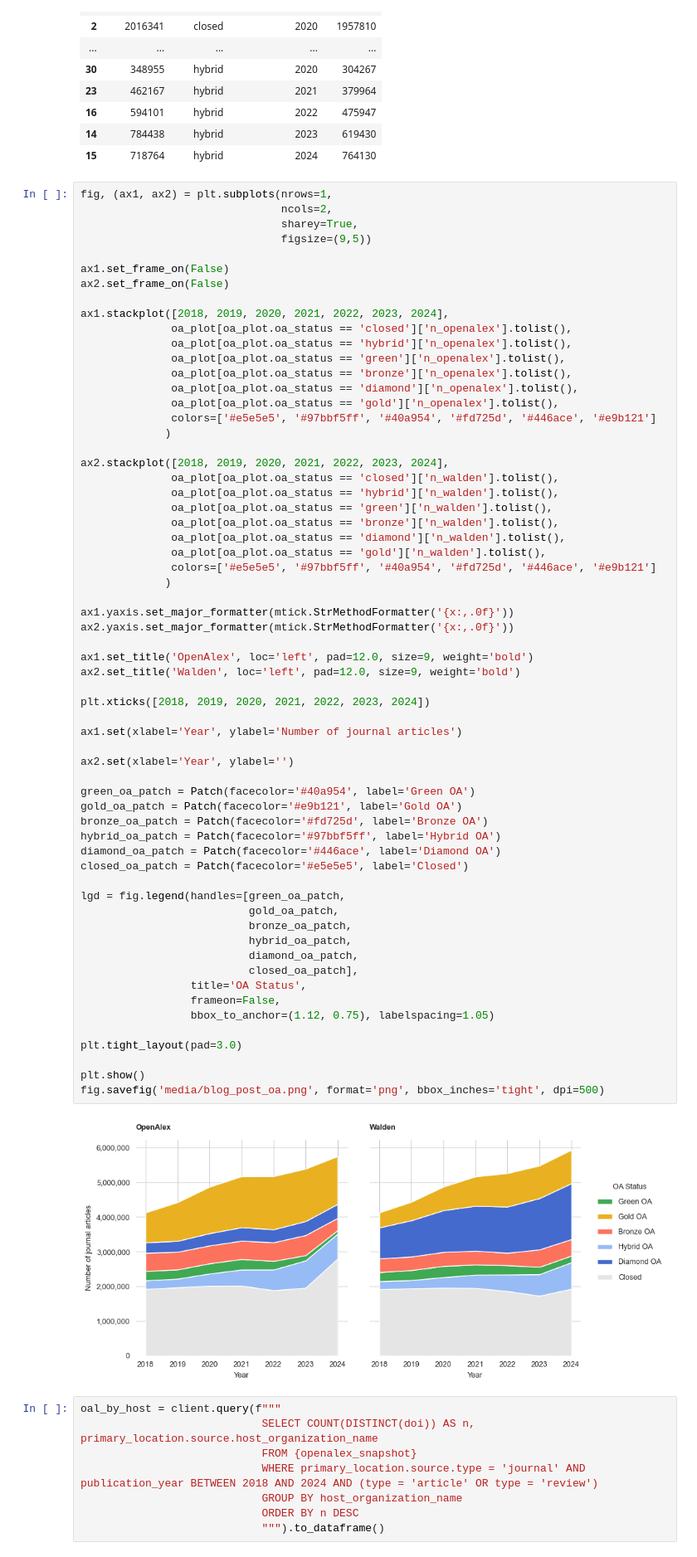
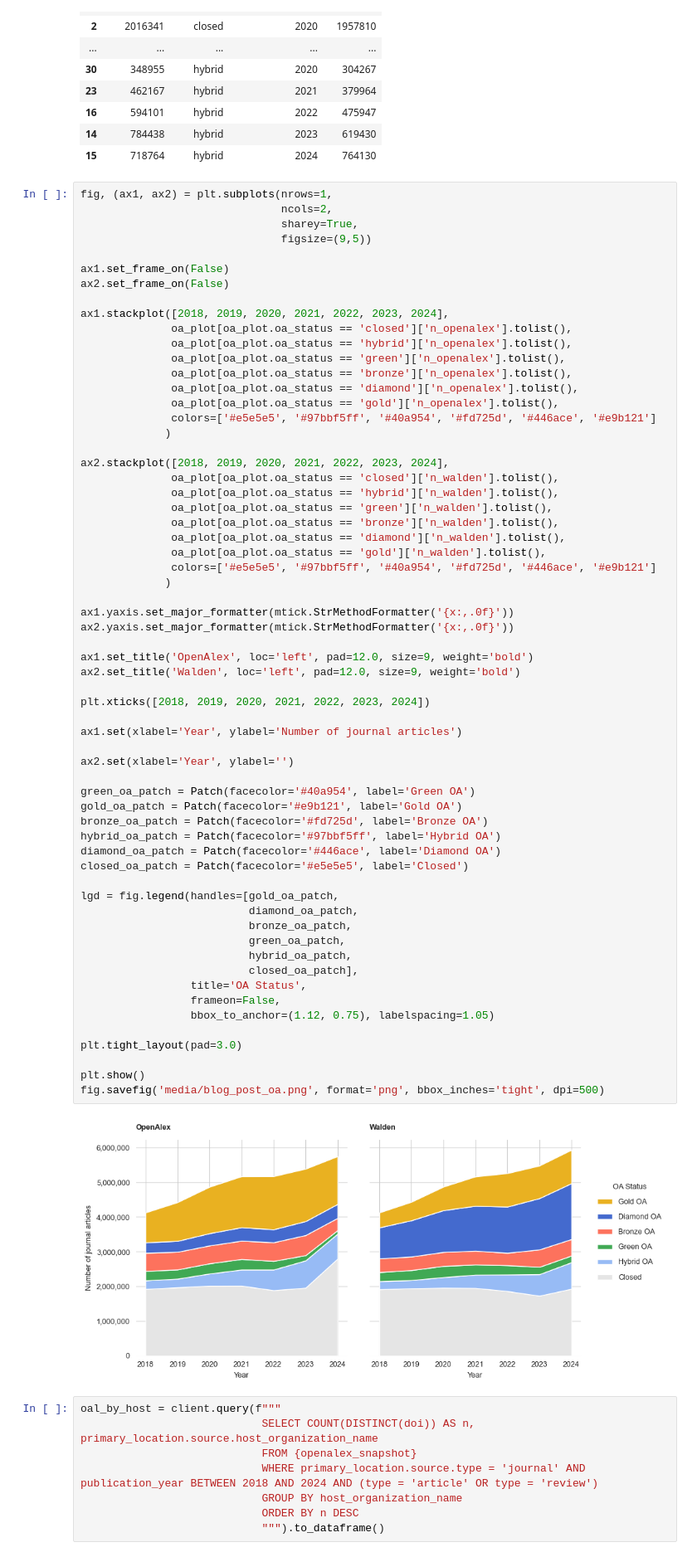
Before and after one commit to naustica/openalex_walden_analysis, a Jupyter notebook: BlogPost.ipynb, the cells around one changed output. Shown at 83% size. Cells and saved outputs as stored; diff of their text form.

Commit message:
update figure

```diff
--- a/BlogPost.ipynb
+++ b/BlogPost.ipynb
@@ -256,37 +256,37 @@ ax1.yaxis.set_major_formatter(mtick.StrMethodFormatter('{x:,.0f}'))
 ax2.yaxis.set_major_formatter(mtick.StrMethodFormatter('{x:,.0f}'))
 
 ax1.set_title('OpenAlex', loc='left', pad=12.0, size=9, weight='bold')
 ax2.set_title('Walden', loc='left', pad=12.0, size=9, weight='bold')
 
 plt.xticks([2018, 2019, 2020, 2021, 2022, 2023, 2024])
 
 ax1.set(xlabel='Year', ylabel='Number of journal articles')
 
 ax2.set(xlabel='Year', ylabel='')
 
 green_oa_patch = Patch(facecolor='#40a954', label='Green OA')
 gold_oa_patch = Patch(facecolor='#e9b121', label='Gold OA')
 bronze_oa_patch = Patch(facecolor='#fd725d', label='Bronze OA')
 hybrid_oa_patch = Patch(facecolor='#97bbf5ff', label='Hybrid OA')
 diamond_oa_patch = Patch(facecolor='#446ace', label='Diamond OA')
 closed_oa_patch = Patch(facecolor='#e5e5e5', label='Closed')
 
-lgd = fig.legend(handles=[green_oa_patch,
-                          gold_oa_patch,
+lgd = fig.legend(handles=[gold_oa_patch,
+                          diamond_oa_patch,
                           bronze_oa_patch,
+                          green_oa_patch,
                           hybrid_oa_patch,
-                          diamond_oa_patch,
                           closed_oa_patch],
                  title='OA Status',
                  frameon=False,
                  bbox_to_anchor=(1.12, 0.75), labelspacing=1.05)
 
 plt.tight_layout(pad=3.0)
 
 plt.show()
 fig.savefig('media/blog_post_oa.png', format='png', bbox_inches='tight', dpi=500)
 # %% [output]
-[figure, old version]
+[figure, new version]
 # %%
 oal_by_host = client.query(f"""
                             SELECT COUNT(DISTINCT(doi)) AS n, primary_location.source.host_organization_name
```
Also changed, not shown: parts of 2 cells of this notebook, 1 other file.
